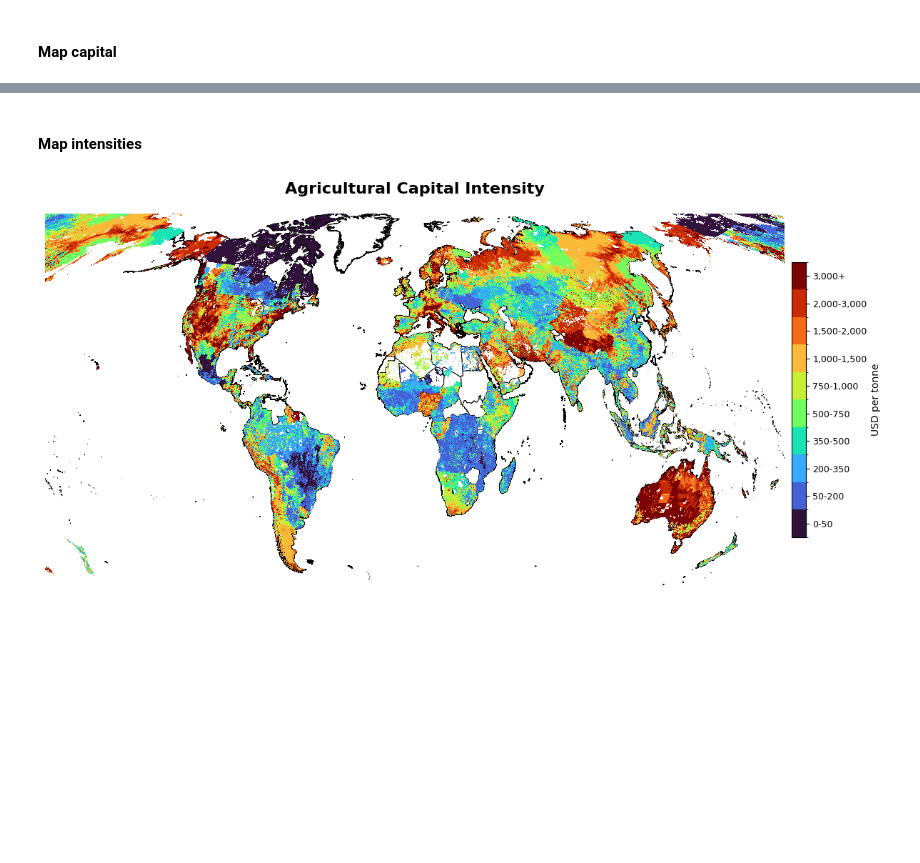
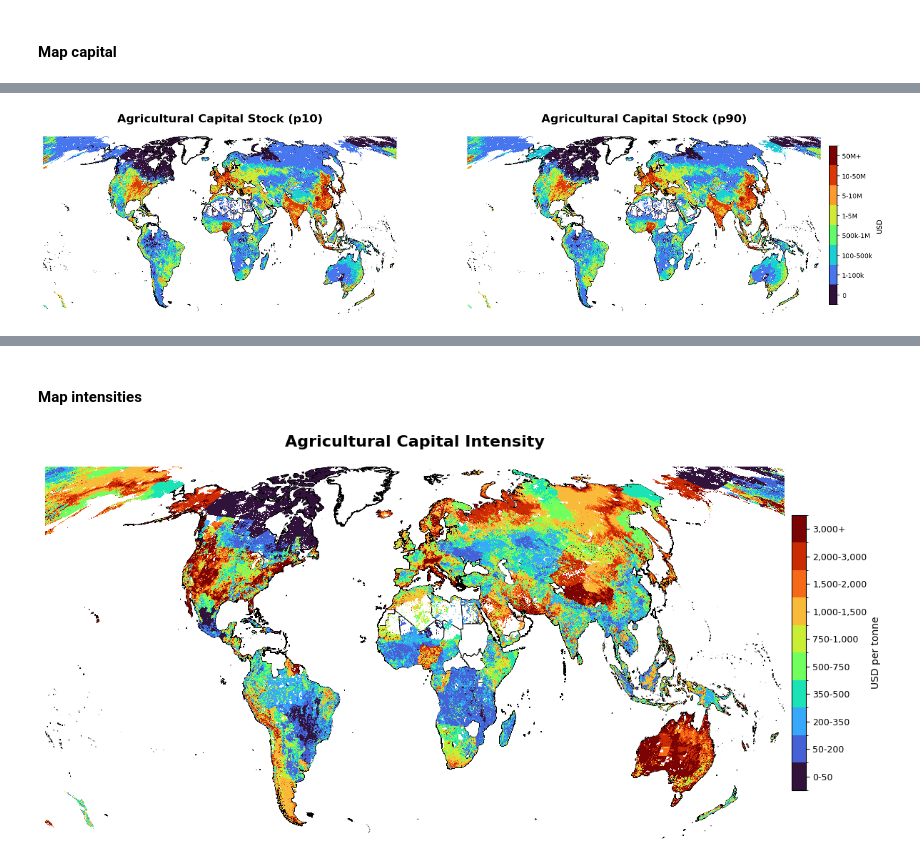
Before and after one commit to carinamani/AgDownscaling, a Jupyter notebook: 04_FIGURES/map_final_rasters.ipynb, the cells around one changed output, grey strips where cells are left out. Drawn from its saved outputs; the diff is of its cells as text; code cells hidden in the pictures; blank space fills up the shorter version.

```diff
--- a/04_FIGURES/map_final_rasters.ipynb
+++ b/04_FIGURES/map_final_rasters.ipynb
@@ -183,0 +169,69 @@ fig.savefig(f"{fd}/capital_stock.png", dpi=300, bbox_inches='tight')
+# %%
+##### Global map of capital (p10 vs p90 estimates)
+
+# Prepare rasters
+value_plot_p10 = capital_thousand_p10.squeeze()
+value_plot_p90 = capital_thousand_p90.squeeze()
+
+# Define bin ranges (shared across both panels — based on the max of BOTH datasets,
+# so the same bins/colors are comparable between p10 and p90)
+data_max = max(np.nanmax(value_plot_p10.values), np.nanmax(value_plot_p90.values))
+cap = data_max
+bounds = [0, 1, 100, 500, 1000, 5000, 10000, 50000, cap]
+labels = ['0', '1-100k', '100-500k', '500k-1M', '1-5M', '5-10M', '10-50M', '50M+']
+
+n_bins = len(bounds) - 1
+cmap = plt.get_cmap("turbo", n_bins)
+norm = mcolors.BoundaryNorm(bounds, cmap.N)
+
+# Create figure with 2 panels side by side
+fig, axes = plt.subplots(1, 2, figsize=(20, 8))
+
+minx, miny, maxx, maxy = country_boundaries.total_bounds
+
+for ax, value_plot, title in zip(
+    axes,
+    [value_plot_p10, value_plot_p90],
+    ["Agricultural Capital Stock (p10)", "Agricultural Capital Stock (p90)"]
+):
+    country_boundaries.plot(
+        ax=ax,
+        facecolor="none",
+        edgecolor="black",
+        linewidth=0.6,
+        zorder=1
+    )
+
+    im = value_plot.plot(
+        ax=ax,
+        cmap=cmap,
+        norm=norm,
+        add_colorbar=False,
+        add_labels=False,
+        zorder=2
+    )
+
+    ax.set_xlim(minx, maxx)
+    ax.set_ylim(miny, maxy)
+    ax.set_axis_off()
+    ax.set_title(title, fontsize=16, weight='bold', pad=20)
+
+# Single shared colorbar for both panels
+cbar = fig.colorbar(
+    im,
+    ax=axes,
+    orientation="vertical",
+    fraction=0.02,
+    pad=0.01,
+    shrink=0.5,
+    boundaries=bounds,
+    ticks=[(bounds[i] + bounds[i+1]) / 2 for i in range(len(bounds) - 1)]
+)
+cbar.ax.set_yticklabels(labels)
+cbar.set_label("USD", fontsize=10)
+cbar.ax.tick_params(labelsize=9)
+
+plt.savefig(f"{fd}/capital_stock_p10_p90.png", dpi=300, bbox_inches='tight')
+plt.show()
+# %% [output]
+[figure, added]
```
Also changed, not shown: parts of 9 cells of this notebook, 1 other file.
